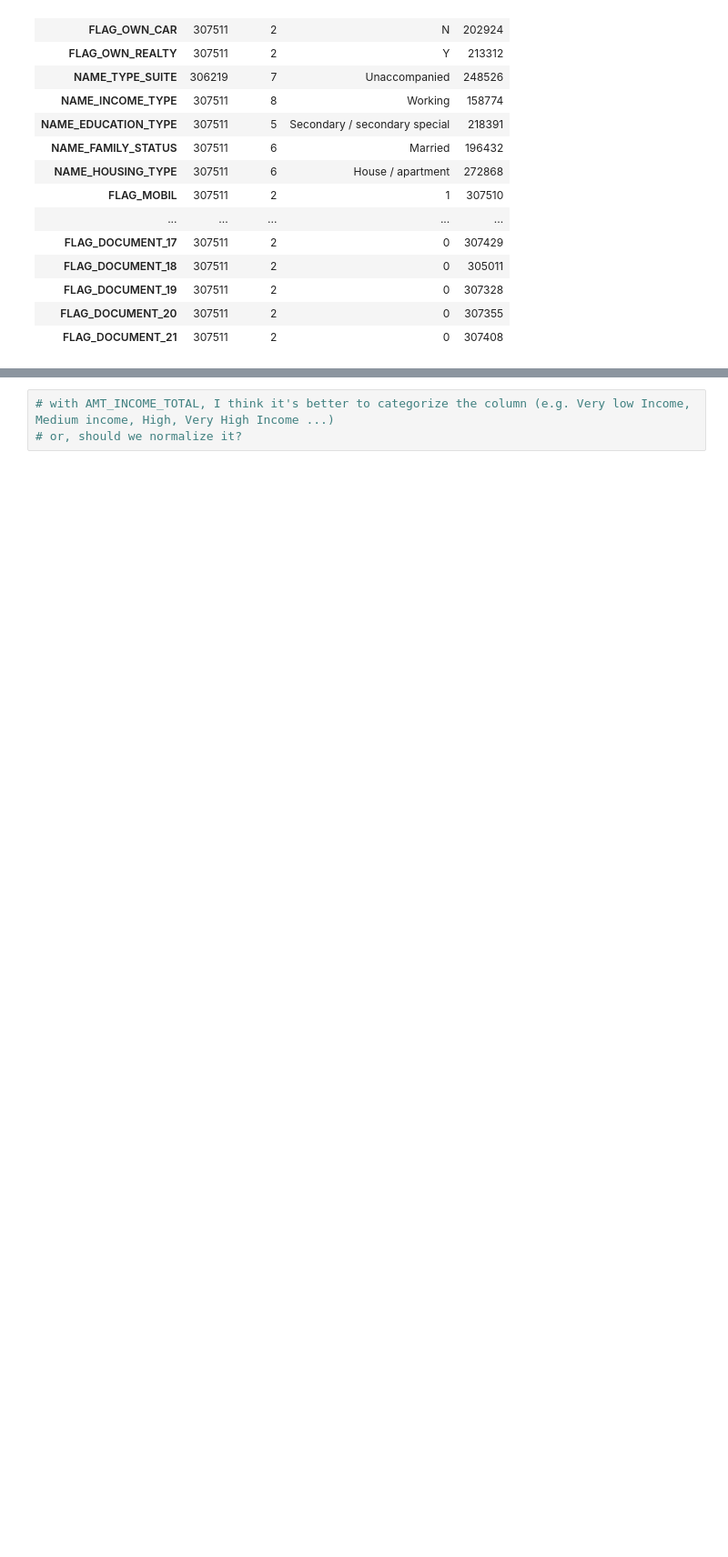
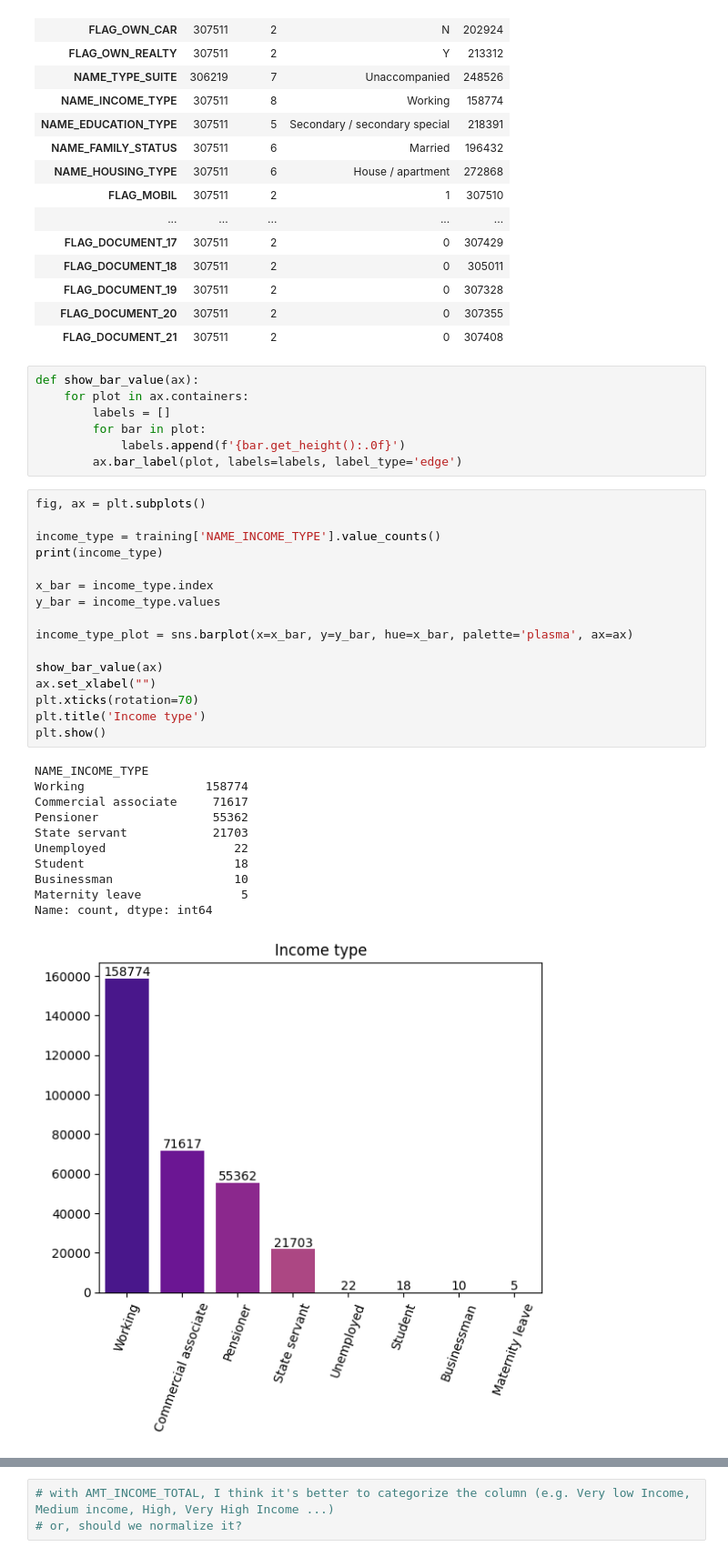
Before and after one commit to huanrafa/ProjectPracticing, a Jupyter notebook: 2023_11(2) Home Credit Default Risk/HomeCredit.ipynb, the cells around one changed output, grey strips where cells are left out. Shown at 91% size. Saved outputs shown, nothing was run; the diff lists cells and outputs as text; blank space fills up the shorter version.

```diff
--- a/2023_11(2) Home Credit Default Risk/HomeCredit.ipynb
+++ b/2023_11(2) Home Credit Default Risk/HomeCredit.ipynb
@@ -850,3 +821,38 @@ Categorical statistic summary (training)
 | FLAG_DOCUMENT_19 | 307511 | 2 | 0 | 307328 |
 | FLAG_DOCUMENT_20 | 307511 | 2 | 0 | 307355 |
 | FLAG_DOCUMENT_21 | 307511 | 2 | 0 | 307408 |
+# %%
+def show_bar_value(ax):
+    for plot in ax.containers:
+        labels = []
+        for bar in plot:
+            labels.append(f'{bar.get_height():.0f}')
+        ax.bar_label(plot, labels=labels, label_type='edge')
+# %%
+fig, ax = plt.subplots()
+
+income_type = training['NAME_INCOME_TYPE'].value_counts()
+print(income_type)
+
+x_bar = income_type.index
+y_bar = income_type.values
+
+income_type_plot = sns.barplot(x=x_bar, y=y_bar, hue=x_bar, palette='plasma', ax=ax)
+
+show_bar_value(ax)
+ax.set_xlabel("")
+plt.xticks(rotation=70)
+plt.title('Income type')
+plt.show()
+# %% [output]
+NAME_INCOME_TYPE
+Working                 158774
+Commercial associate     71617
+Pensioner                55362
+State servant            21703
+Unemployed                  22
+Student                     18
+Businessman                 10
+Maternity leave              5
+Name: count, dtype: int64
+[figure, added]
```
Also changed, not shown: parts of 16 cells of this notebook.
